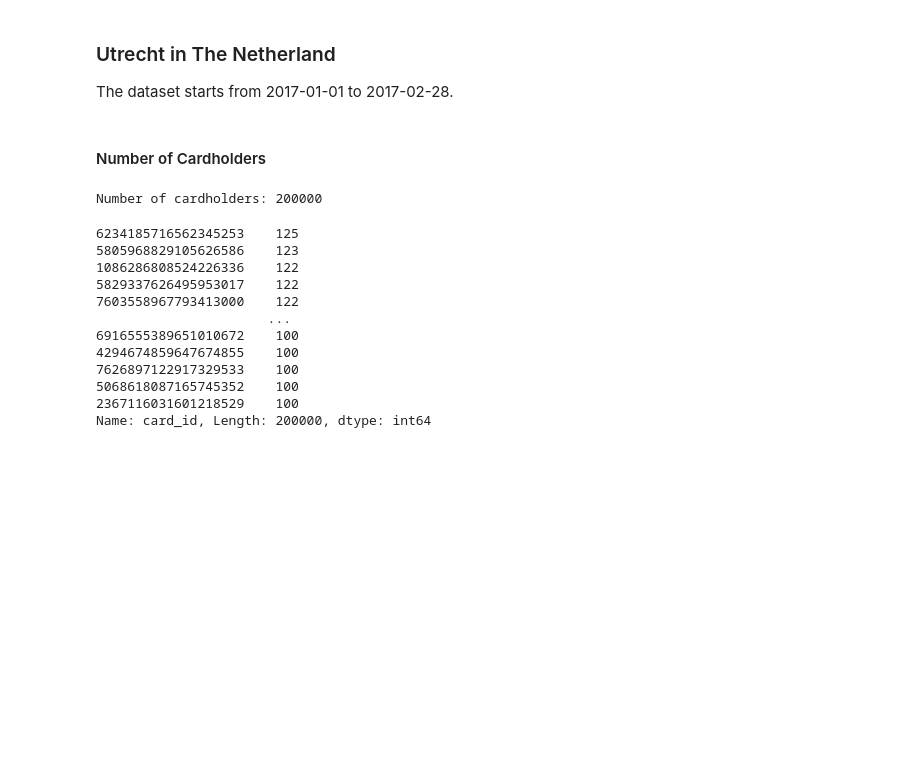
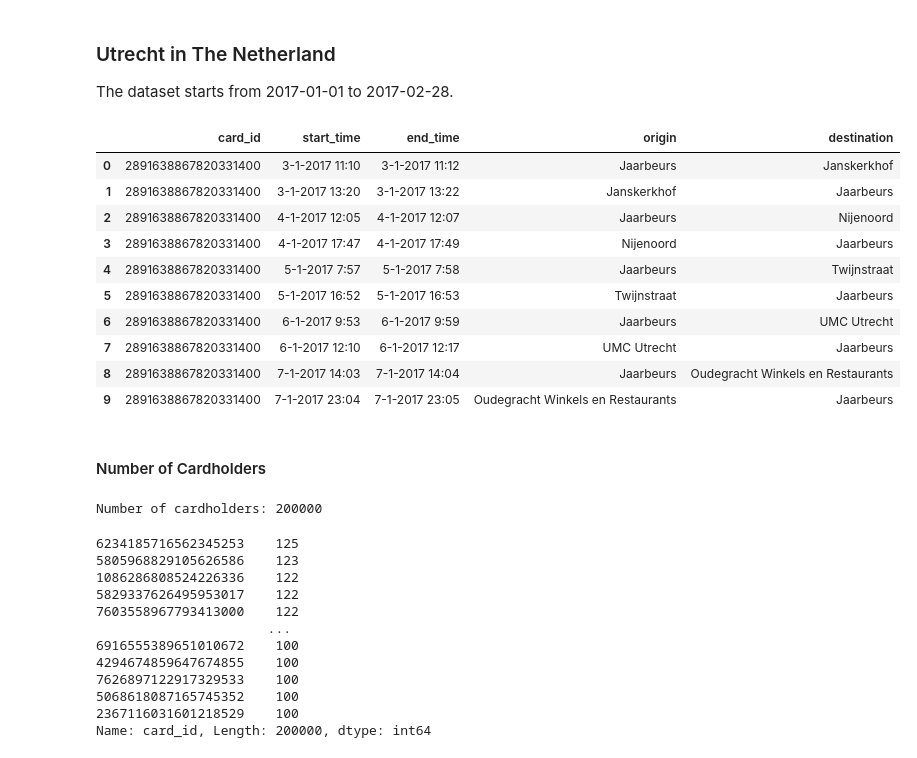
Before and after one commit to Radar-Lei/Motif-guided, a Jupyter notebook: 01_DataDescription.ipynb, the cells around one changed output. Cells and saved outputs as stored; diff of their text form; code cells hidden in the pictures; blank space fills up the shorter version.

```diff
--- a/01_DataDescription.ipynb
+++ b/01_DataDescription.ipynb
@@ -16,8 +16,22 @@ df_utrecht = df_utrecht.drop(columns=df_utrecht.columns[-1])
 # Set the column names
 df_utrecht.columns = ["card_id", "start_time", "end_time", "origin", "destination"]
 
-df_utrecht['start_time'] = pd.to_datetime(df_utrecht['start_time'])
-df_utrecht['end_time'] = pd.to_datetime(df_utrecht['end_time'])
+# df_utrecht['start_time'] = pd.to_datetime(df_utrecht['start_time'])
+# df_utrecht['end_time'] = pd.to_datetime(df_utrecht['end_time'])
+# %%
+df_utrecht.head(10)
+# %% [output]
+|  | card_id | start_time | end_time | origin | destination |
+| 0 | 2891638867820331400 | 3-1-2017 11:10 | 3-1-2017 11:12 | Jaarbeurs | Janskerkhof |
+| 1 | 2891638867820331400 | 3-1-2017 13:20 | 3-1-2017 13:22 | Janskerkhof | Jaarbeurs |
+| 2 | 2891638867820331400 | 4-1-2017 12:05 | 4-1-2017 12:07 | Jaarbeurs | Nijenoord |
+| 3 | 2891638867820331400 | 4-1-2017 17:47 | 4-1-2017 17:49 | Nijenoord | Jaarbeurs |
+| 4 | 2891638867820331400 | 5-1-2017 7:57 | 5-1-2017 7:58 | Jaarbeurs | Twijnstraat |
+| 5 | 2891638867820331400 | 5-1-2017 16:52 | 5-1-2017 16:53 | Twijnstraat | Jaarbeurs |
+| 6 | 2891638867820331400 | 6-1-2017 9:53 | 6-1-2017 9:59 | Jaarbeurs | UMC Utrecht |
+| 7 | 2891638867820331400 | 6-1-2017 12:10 | 6-1-2017 12:17 | UMC Utrecht | Jaarbeurs |
+| 8 | 2891638867820331400 | 7-1-2017 14:03 | 7-1-2017 14:04 | Jaarbeurs | Oudegracht Winkels en Restaurants |
+| 9 | 2891638867820331400 | 7-1-2017 23:04 | 7-1-2017 23:05 | Oudegracht Winkels en Restaurants | Jaarbeurs |
 # %% [markdown]
 #### Number of Cardholders
 # %%
```
